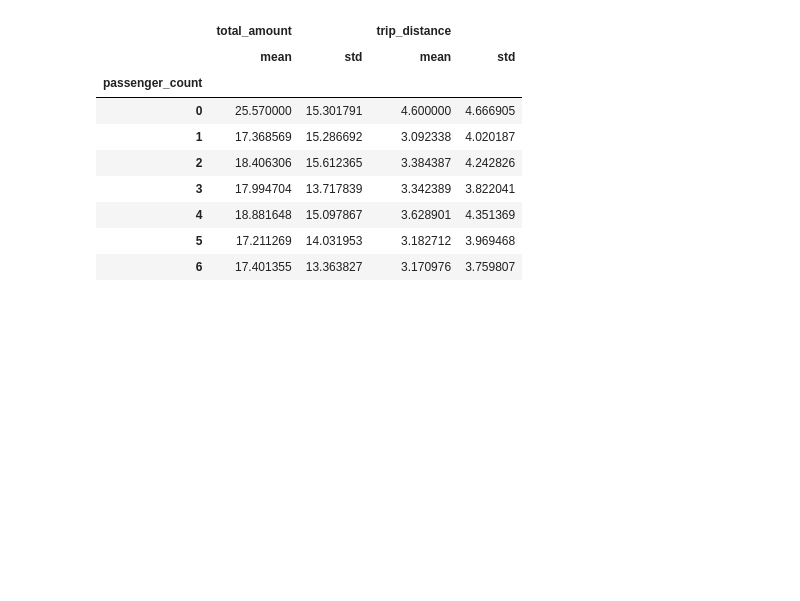
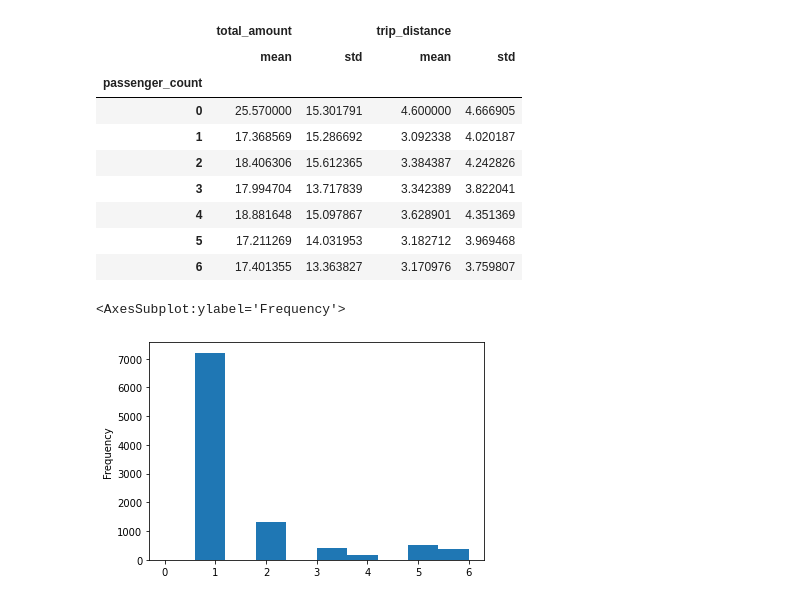
Before and after one commit to reuven/Cisco-IYL, a Jupyter notebook: 2022-05May-24-PyData.ipynb, the cells around one changed output. Cells and saved outputs as stored; diff of their text form; code cells hidden in the pictures; blank space fills up the shorter version.

```diff
--- a/2022-05May-24-PyData.ipynb
+++ b/2022-05May-24-PyData.ipynb
@@ -251,4 +251,9 @@ df.groupby('passenger_count')[['total_amount', 'trip_distance']].agg(['mean', 's
 | 5 | 17.211269 | 14.031953 | 3.182712 | 3.969468 |
 | 6 | 17.401355 | 13.363827 | 3.170976 | 3.759807 |
 # %%
-# let's get a histogram showing us
+# let's get a histogram showing us the number of trips with each number of passengers
+
+df['passenger_count'].plot.hist()
+# %% [output]
+<AxesSubplot:ylabel='Frequency'>
+[figure, added]
```
Also changed, not shown: parts of 3 cells of this notebook.
